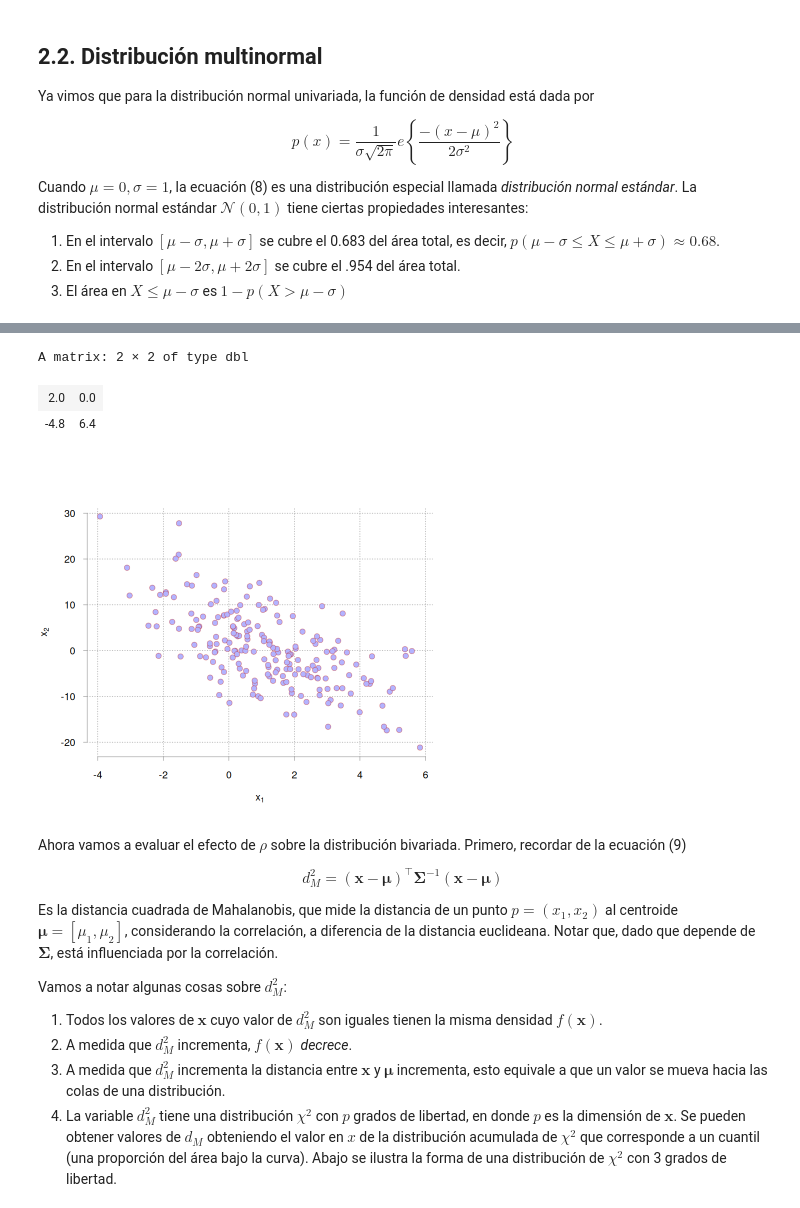
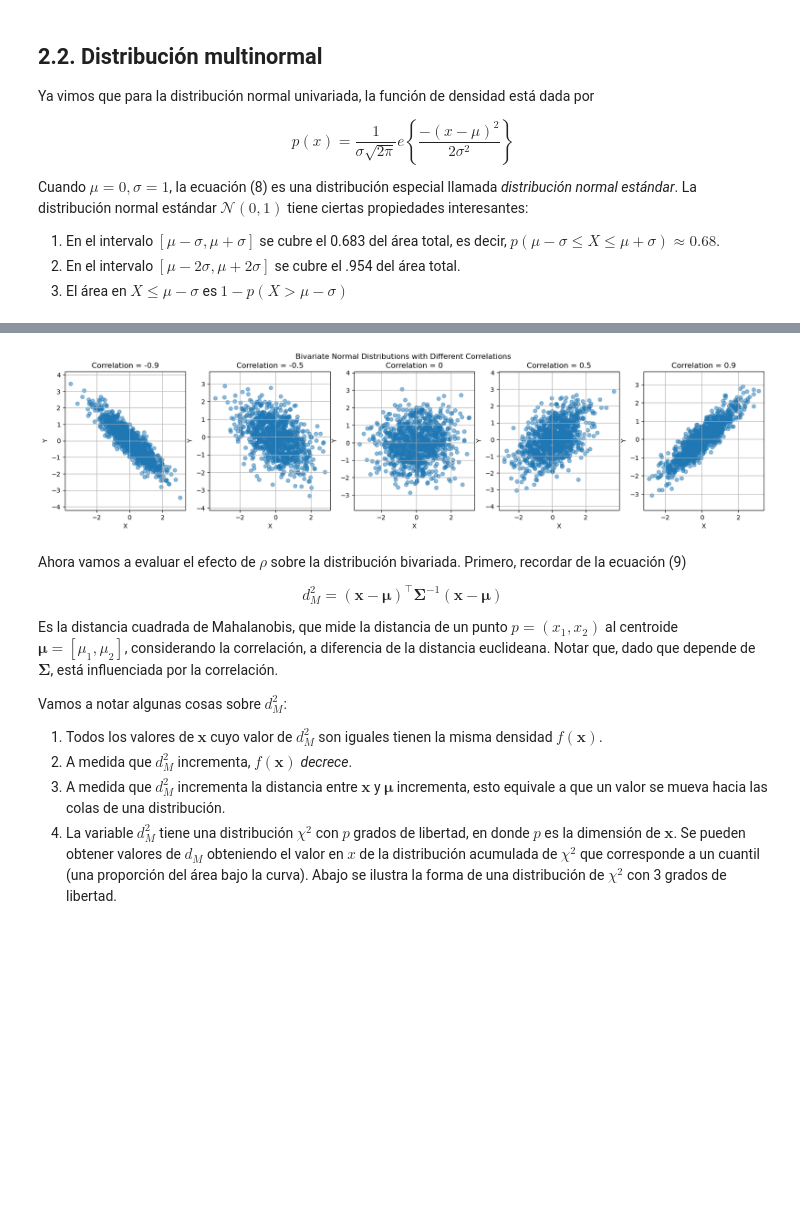
Before and after one commit to jealcalat/AEM-ITESO, a Jupyter notebook: tema_2/2.2_distribucion_multinormal.ipynb, the cells around one changed output, grey strips where cells are left out. Saved outputs shown, nothing was run; the diff lists cells and outputs as text; code cells hidden in the pictures; blank space fills up the shorter version.

```diff
--- a/tema_2/2.2_distribucion_multinormal.ipynb
+++ b/tema_2/2.2_distribucion_multinormal.ipynb
@@ -203,38 +237,36 @@ Algoritmo para generar muestras $\mathbf{x} \sim \mathcal{N}(\boldsymbol{\mu}, \
-# %%
-options(repr.plot.width = 7, repr.plot.height = 6)
-rho <- -0.6
-N <- 200
-sigma_1 <- 2
-sigma_2 <- 8
-# por ecuación 11
-Sigma <- matrix( # matriz de covarianza
-  c(
-    sigma_1^2, rho * sigma_1 * sigma_2,
-    rho * sigma_1 * sigma_2, sigma_2^2
-  ),
-  ncol = 2
-)
-mu1 <- 1
-mu2 <- 1
-mu_vec <- c(mu1, mu2)
-L <- t(chol(Sigma))
-L # matriz triangular
-set.seed(123)
-u <- matrix(rnorm(2 * N), 2, N) # 2 filas, N/2 columnas
-# sumar element-wise, mu1 + col_1, mu2 + col_2
-x <- (mu_vec + t(L %*% u))
-
-scatter_plot(
-  x[, 1], x[, 2],
-  # dos formas diferentes de anotaciones matemáticas
-  xlab = parse(text = "x[1]"), ylab = expression(x[2]),
-  color = red_light, fill = blue_light
-)
-# %% [output]
-A matrix: 2 × 2 of type dbl
-| 2.0 | 0.0 |
-| -4.8 | 6.4 |
-[figure, removed]
+# %%
+# Function to simulate and plot bivariate normal distribution on a given axis
+def simulate_and_plot_bivariate_normal(ax, correlation):
+    mean = [0, 0]  # Mean vector
+    covariance_matrix = [[1, correlation], [correlation, 1]]  # Covariance matrix
+
+    # Generate samples
+    samples = np.random.multivariate_normal(mean, covariance_matrix, 1000)
+
+    # Extract X and Y variables
+    x, y = samples[:, 0], samples[:, 1]
+
+    # Create scatter plot on the given axis
+    ax.scatter(x, y, alpha=0.5)
+    ax.set_title(f'Correlation = {correlation}')
+    ax.set_xlabel('X')
+    ax.set_ylabel('Y')
+    ax.axis('equal')
+    ax.grid(True)
+
+# Create subplots
+fig, axes = plt.subplots(1, 5, figsize=(20, 4))
+
+# Simulate and plot for different correlation values
+correlations = [-0.9, -0.5, 0, 0.5, 0.9]
+for ax, corr in zip(axes, correlations):
+    simulate_and_plot_bivariate_normal(ax, corr)
+
+# Add a super title for the entire figure
+plt.suptitle('Bivariate Normal Distributions with Different Correlations')
+plt.show()
+# %% [output]
+[figure, added]
 # %% [markdown]
 Ahora vamos a evaluar el efecto de $\rho$ sobre la distribución bivariada. Primero, recordar de la ecuación (9)
 
```
Also changed, not shown: parts of 32 cells of this notebook, 12 other files.
